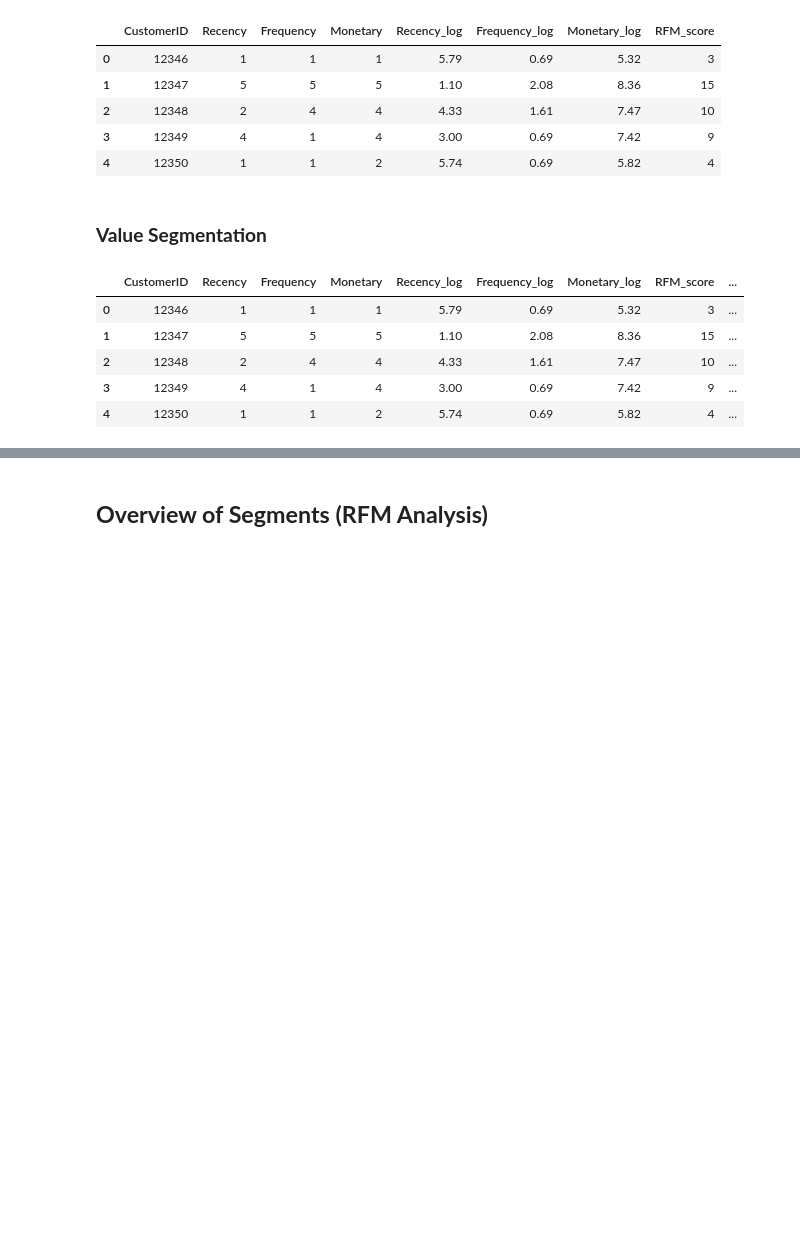
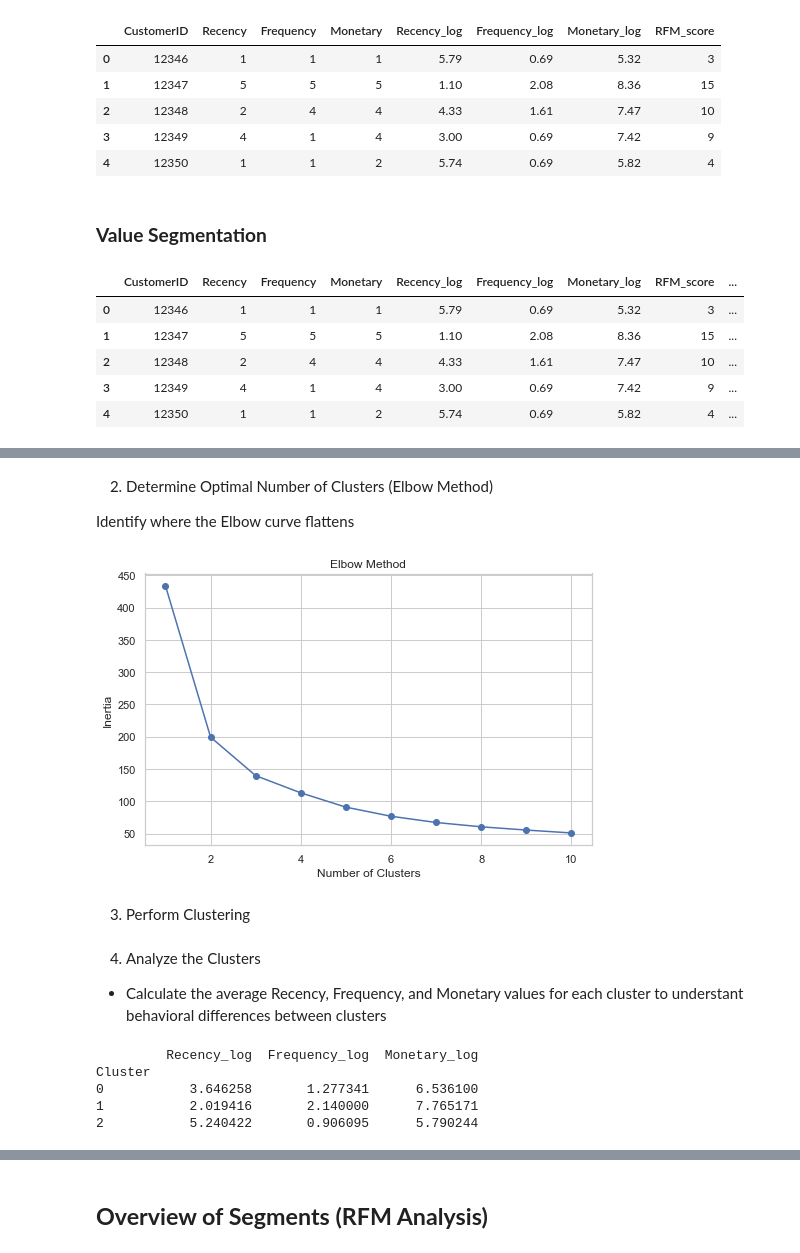
Before and after one commit to mandele1999/retail_project, a Jupyter notebook: notebooks/exploratory_analysis.ipynb, the cells around one changed output, grey strips where cells are left out. Drawn from its saved outputs; the diff is of its cells as text; code cells hidden in the pictures; blank space fills up the shorter version.

```diff
--- a/notebooks/exploratory_analysis.ipynb
+++ b/notebooks/exploratory_analysis.ipynb
@@ -343,18 +350,0 @@ rfm.head()
-# %%
-def behaviour_segment(row):
-    if row['RFM_score'] >= 13:
-        return 'VIP'
-    if row['RFM_score'] >= 10:
-        return 'Loyal Customers'
-    if row['RFM_score'] >= 7:
-        return 'Potential Loyalists'
-    if row['RFM_score'] >= 5:
-        return 'At Risk'
-    else:
-        return 'Hibernating'
-
-# Applying the segmentation strategy
-rfm['Customer_segment'] = rfm.apply(behaviour_segment, axis=1)
-print(rfm['Customer_segment'].value_counts())
-
-rfm.head()
@@ -385,0 +357,26 @@ df_combined.head(3)
+# %% [markdown]
+2. Determine Optimal Number of Clusters (Elbow Method)
+
+Identify where the Elbow curve flattens
+# %%
+# 1. Elbow Method: (Plot the sum of squared distances (inertia) for different numbers of clustered)
+inertia = []
+K = range(1, 11)  # Test clusters from 1 to 10
+for k in K:
+    kmeans = KMeans(n_clusters=k, random_state=42)
+    kmeans.fit(rfm_normalized)
+    inertia.append(kmeans.inertia_)
+
+# Plot the Elbow curve
+plt.figure(figsize=(8, 5))
+plt.plot(K, inertia, marker='o')
+plt.title('Elbow Method')
+plt.xlabel('Number of Clusters')
+plt.ylabel('Inertia')
+# plt.savefig('elbowplot.png')
+plt.show()
+# OPtimal clusters = 3
+# %% [output]
+[figure, added]
+# %% [markdown]
+3. Perform Clustering
@@ -385,0 +388,13 @@ df_combined.head(3)
+# %% [markdown]
+4. Analyze the Clusters
+
+- Calculate the average Recency, Frequency, and Monetary values for each cluster to understant behavioral differences between clusters
+# %%
+cluster_profiles = rfm.groupby('Cluster')[['Recency_log', 'Frequency_log', 'Monetary_log']].mean()
+print(cluster_profiles)
+# %% [output]
+         Recency_log  Frequency_log  Monetary_log
+Cluster
+0           3.646258       1.277341      6.536100
+1           2.019416       2.140000      7.765171
+2           5.240422       0.906095      5.790244
```
Also changed, not shown: parts of 49 cells of this notebook.
